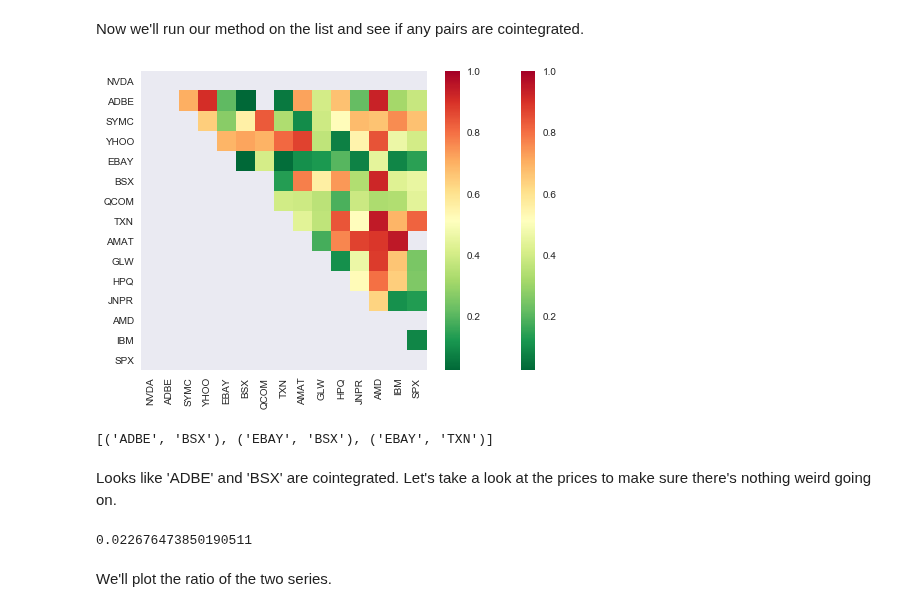
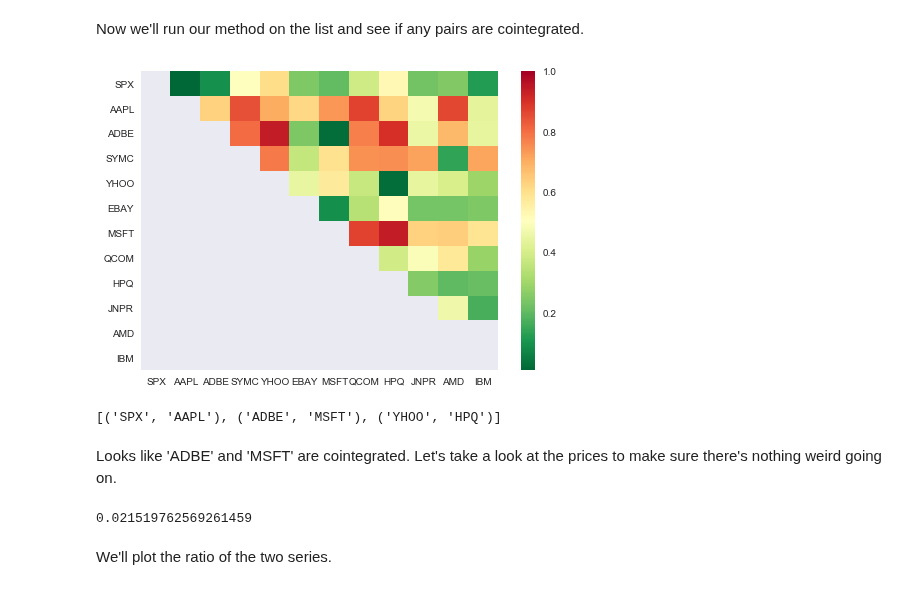
Before and after one commit to Auquan/Tutorials, a Jupyter notebook: Pairs Trading.ipynb, the cells around one changed output. Saved outputs shown, nothing was run; the diff lists cells and outputs as text; code cells hidden in the pictures.

Commit message:
Updating Pairs Trading charts

```diff
--- a/Pairs Trading.ipynb
+++ b/Pairs Trading.ipynb
@@ -187,10 +187,10 @@ Let's look through a set of tech company stocks to see if any of them are cointe
 # %%
 import auquanToolbox.dataloader as dl
 
-start = '2012-01-01'
+start = '2013-01-01'
 end = '2016-12-31'
 
-m = ['NVDA','ADBE','SYMC','YHOO','EBAY','BSX','QCOM','TXN','AMAT','GLW','HPQ','JNPR','AMD','IBM','SPX']
+m = ['SPX','AAPL','ADBE','SYMC','YHOO','EBAY','MSFT','QCOM','HPQ','JNPR','AMD','IBM']
 data = dl.load_data_nologs('nasdaq', m , start, end)
 prices = data['ADJ CLOSE']
 # %% [output]
@@ -229,26 +221,26 @@ Now we'll run our method on the list and see if any pairs are cointegrated.
 # %%
 # Heatmap to show the p-values of the cointegration test between each pair of
 # stocks. Only show the value in the upper-diagonal of the heatmap
 
 scores, pvalues, pairs = find_cointegrated_pairs(prices)
 import seaborn
 seaborn.heatmap(pvalues, xticklabels=m, yticklabels=m, cmap='RdYlGn_r'
-                , mask = (pvalues >= 0.95)
+                , mask = (pvalues >= 0.98)
                 )
 plt.show()
 print pairs
 # %% [output]
-[figure, old version]
+[figure, new version]
-[('ADBE', 'BSX'), ('EBAY', 'BSX'), ('EBAY', 'TXN')]
+[('SPX', 'AAPL'), ('ADBE', 'MSFT'), ('YHOO', 'HPQ')]
 # %% [markdown]
-Looks like 'ADBE' and 'BSX' are cointegrated. Let's take a look at the prices to make sure there's nothing weird going on.
+Looks like 'ADBE' and 'MSFT' are cointegrated. Let's take a look at the prices to make sure there's nothing weird going on.
 # %%
 S1 = prices['ADBE']
-S2 = prices['BSX']
+S2 = prices['MSFT']
 score, pvalue, _ = coint(S1, S2)
 pvalue
 # %% [output]
-0.022676473850190511
+0.021519762569261459
 # %% [markdown]
 We'll plot the ratio of the two series.
 # %%
```
Also changed, not shown: parts of 13 cells of this notebook.
